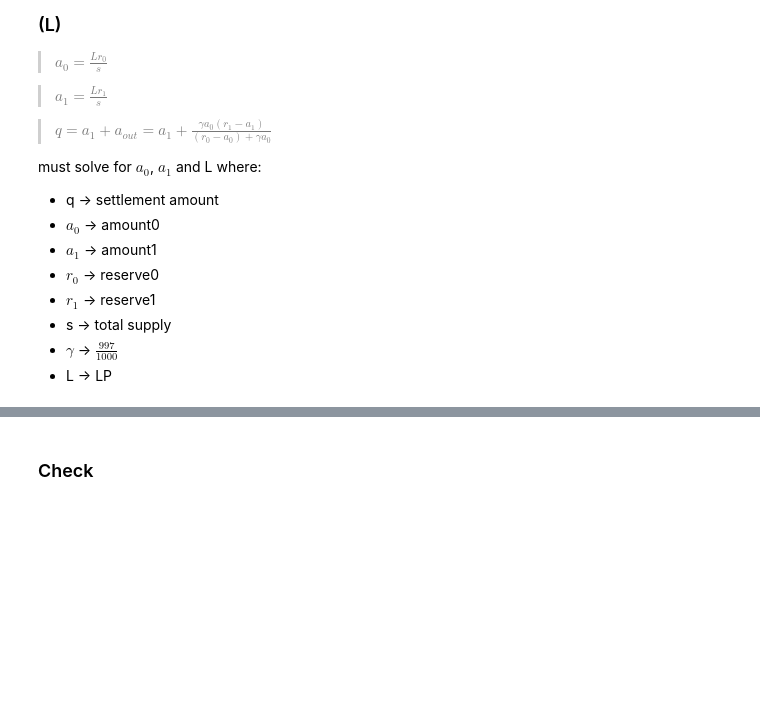
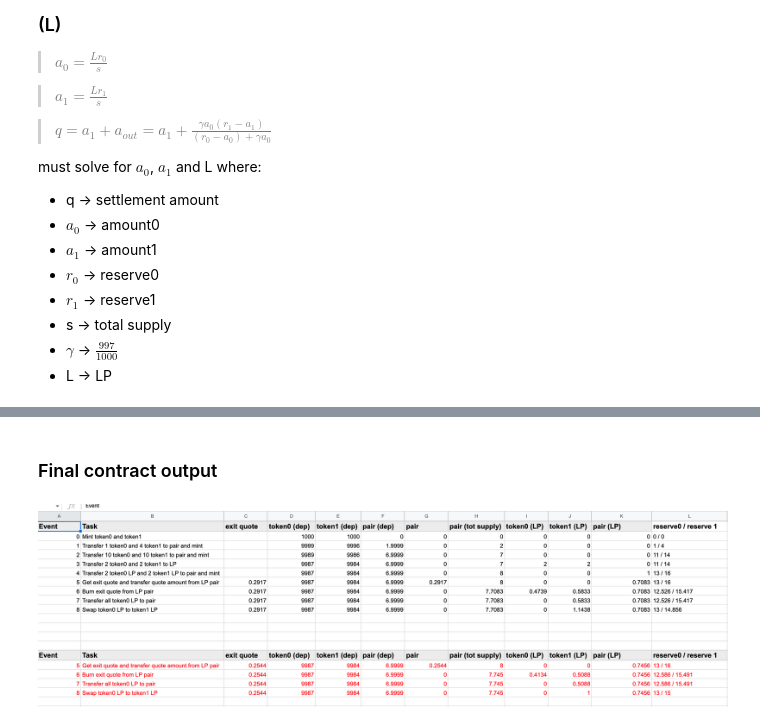
Before and after one commit to syscoin/daosys, a Jupyter notebook: notebooks/contracts/uniswap_v2.ipynb, the cells around one changed output, grey strips where cells are left out. Saved outputs shown, nothing was run; the diff lists cells and outputs as text; code cells hidden in the pictures; blank space fills up the shorter version.

```diff
--- a/notebooks/contracts/uniswap_v2.ipynb
+++ b/notebooks/contracts/uniswap_v2.ipynb
@@ -252,2 +252,0 @@ print('Required LP for {} settlment token is {}'.format(q, L))
-# %% [markdown]
-### Check
@@ -255,0 +253,6 @@ print('Required LP for {} settlment token is {}'.format(q, L))
+# %% [markdown]
+### Final contract output
+# %%
+Image("images/jupyter/uniswap_v2/contract_output.png",  width = 900, height = 300)
+# %% [output]
+[figure, added]
```
Also changed, not shown: parts of 18 cells of this notebook, 7 other files.
